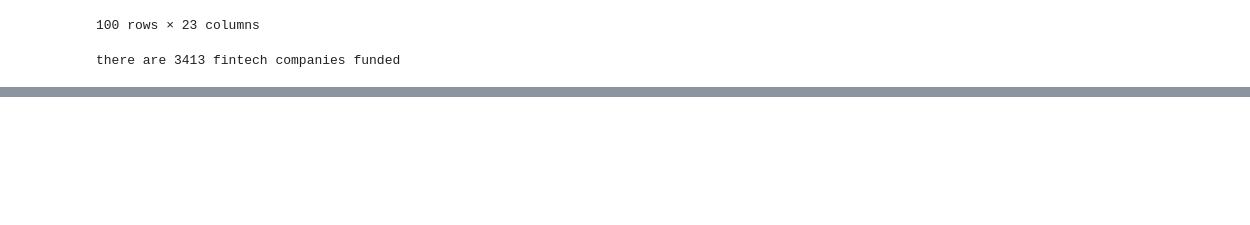
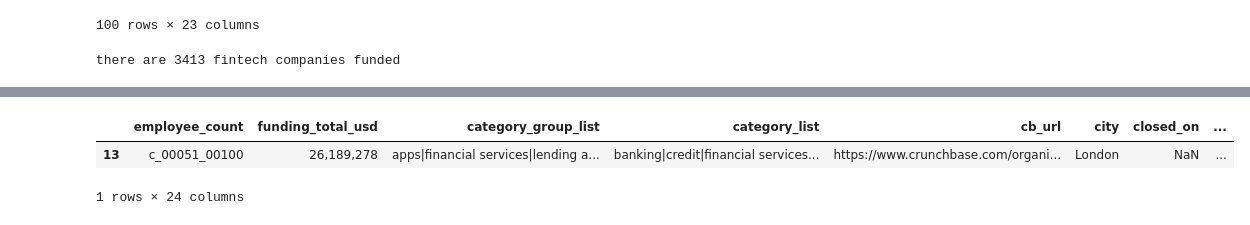
Before and after one commit to shoyasaxa/fintech-vc-funding, a Jupyter notebook: Fintech_VC.ipynb, the cells around one changed output, grey strips where cells are left out. Cells and saved outputs as stored; diff of their text form; code cells hidden in the pictures; blank space fills up the shorter version.

```diff
--- a/Fintech_VC.ipynb
+++ b/Fintech_VC.ipynb
@@ -62,0 +115,7 @@ there are 3413 fintech companies funded
+# %%
+df_fintech["last_funding_datetime"] = pd.to_datetime(df_fintech["last_funding_on"],format="%Y-%m-%d")
+df_fintech.head(1)
+# %% [output]
+|  | employee_count | funding_total_usd | category_group_list | category_list | cb_url | city | closed_on | ... |
+| 13 | c_00051_00100 | 26,189,278 | apps|financial services|lending a... | banking|credit|financial services... | https://www.crunchbase.com/organi... | London | NaN | ... |
+1 rows × 24 columns
```
Also changed, not shown: parts of 8 cells of this notebook.
